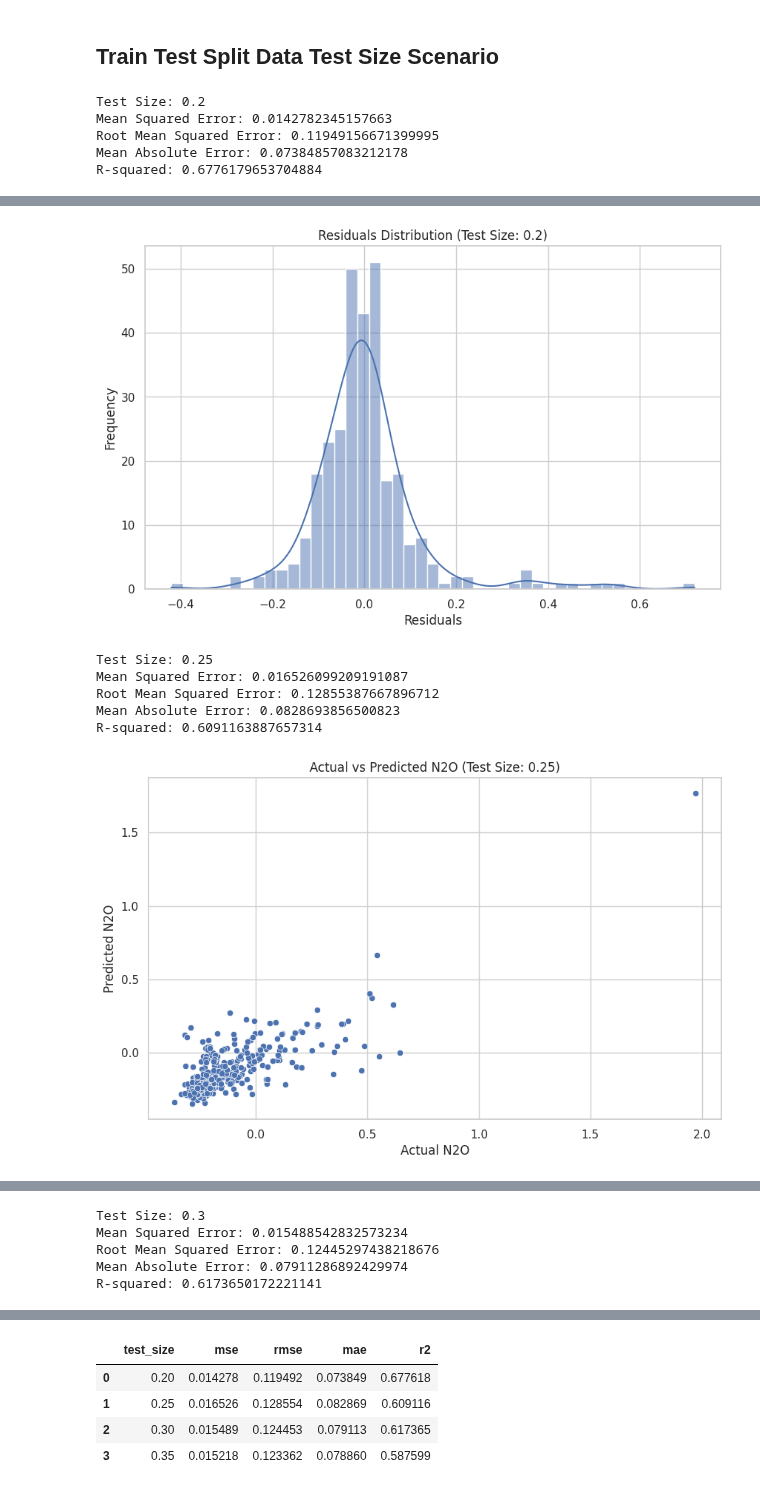
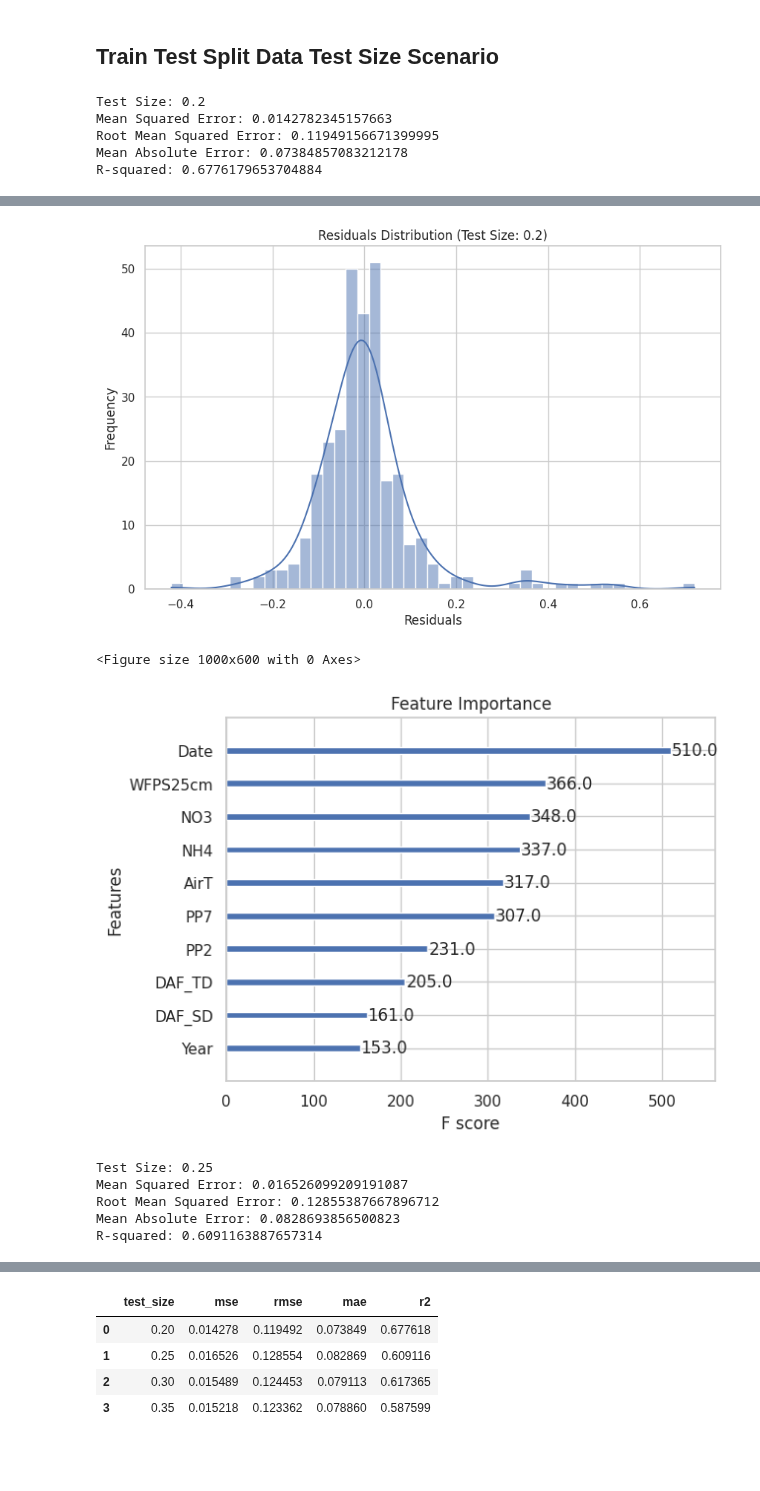
Before and after one commit to roniwahyu/outlier-detection2024, a Jupyter notebook: 09_04_2_Agricultural_N2O_IDO_InliersOnly_Uji_Dataset_CrossVal_SWI_24052024.ipynb, the cells around one changed output, grey strips where cells are left out. Cells and saved outputs as stored; diff of their text form; code cells hidden in the pictures; blank space fills up the shorter version.

```diff
--- a/09_04_2_Agricultural_N2O_IDO_InliersOnly_Uji_Dataset_CrossVal_SWI_24052024.ipynb
+++ b/09_04_2_Agricultural_N2O_IDO_InliersOnly_Uji_Dataset_CrossVal_SWI_24052024.ipynb
@@ -138,6 +138,8 @@ def train_and_evaluate(test_size):
     plt.xlabel('Actual N2O')
     plt.ylabel('Predicted N2O')
     plt.title(f'Actual vs Predicted N2O (Test Size: {test_size})')
+    plt.savefig('01.Dataset-Rofiqul/Visual/AfterRemoveOutliers/002_1_ActualVsPredictedN2O_test_'+(str(int(test_size*100)))+'_NoOutlier.png')
+
     plt.show()
 
     # Plot residuals
@@ -147,6 +149,15 @@ def train_and_evaluate(test_size):
     plt.xlabel('Residuals')
     plt.ylabel('Frequency')
     plt.title(f'Residuals Distribution (Test Size: {test_size})')
+    plt.savefig('01.Dataset-Rofiqul/Visual/AfterRemoveOutliers/002_2_ResidualDistribution_test_'+(str(int(test_size*100)))+'_NoOutlier.png')
+
+    plt.show()
+
+    # Plot feature importance
+    plt.figure(figsize=(10, 6))
+    xgb.plot_importance(model, max_num_features=10)
+    plt.savefig('01.Dataset-Rofiqul/Visual/AfterRemoveOutliers/002_3_FeatureImportance_test_'+(str(int(test_size*100)))+'_NoOutlier.png')
+    plt.title('Feature Importance')
     plt.show()
 
     return model, mse, rmse, mae, r2
@@ -165,7 +176,8 @@ for test_size in test_sizes:
 eval_df = pd.DataFrame(evaluation)
 
 # Save the results to a CSV file
-eval_df.to_csv('01.Dataset-Rofiqul/014_xgboost_evaluation_results.csv', index=False)
+eval_df.to_csv('01.Dataset-Rofiqul/AfterRemoveOutliers/014_xgboost_evaluation_datauji_plain_nooutliers_results.csv', index=False)
+
 
 
 # Display the results
@@ -173,36 +185,37 @@ for test_size, metrics in results.items():
     print(f"Test Size: {test_size}")
     print(f"Mean Squared Error: {metrics['mse']}")
     print(f"Root Mean Squared Error: {metrics['rmse']}")
     print(f"Mean Absolute Error: {metrics['mae']}")
     print(f"R-squared: {metrics['r2']}")
     print("\n")
 
 
 
 """ # # Loop through each test size, train and evaluate the model, and store the results
 for test_size in test_sizes:
     result = train_evaluate_tuning(test_size)
     results.append(result)
 
 # Convert results to a DataFrame
 results_df = pd.DataFrame(results)
 
 # Save the results to a CSV file
 results_df.to_csv('01.Dataset-Rofiqul/015_xgboost_evaluation_results.csv', index=False) """
 
 # Display the results DataFrame
 # print(results_df)
 # %% [output]
 Test Size: 0.2
 Mean Squared Error: 0.0142782345157663
 Root Mean Squared Error: 0.11949156671399995
 Mean Absolute Error: 0.07384857083212178
 R-squared: 0.6776179653704884
 [figure]
 [figure]
-Test Size: 0.25
-Mean Squared Error: 0.016526099209191087
-Root Mean Squared Error: 0.12855387667896712
-Mean Absolute Error: 0.0828693856500823
-R-squared: 0.6091163887657314
+<Figure size 1000x600 with 0 Axes>
-[figure, old version]
+[figure, new version]
+Test Size: 0.25
+Mean Squared Error: 0.016526099209191087
+Root Mean Squared Error: 0.12855387667896712
+Mean Absolute Error: 0.0828693856500823
+R-squared: 0.6091163887657314
@@ -210,5 +222,0 @@ R-squared: 0.6091163887657314
-Test Size: 0.3
-Mean Squared Error: 0.015488542832573234
-Root Mean Squared Error: 0.12445297438218676
-Mean Absolute Error: 0.07911286892429974
-R-squared: 0.6173650172221141
```
Also changed, not shown: parts of 5 cells of this notebook, 29 other files.
